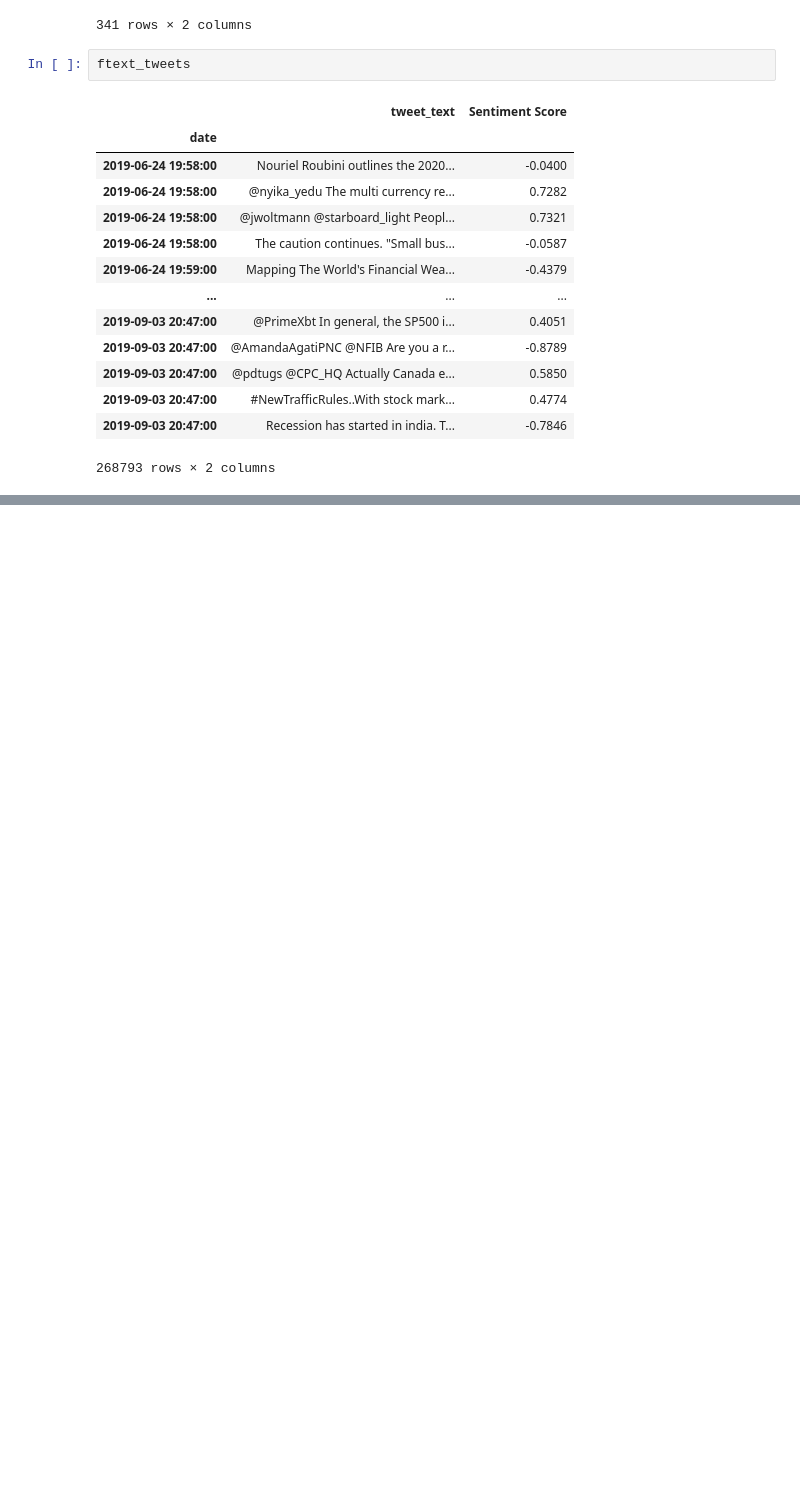
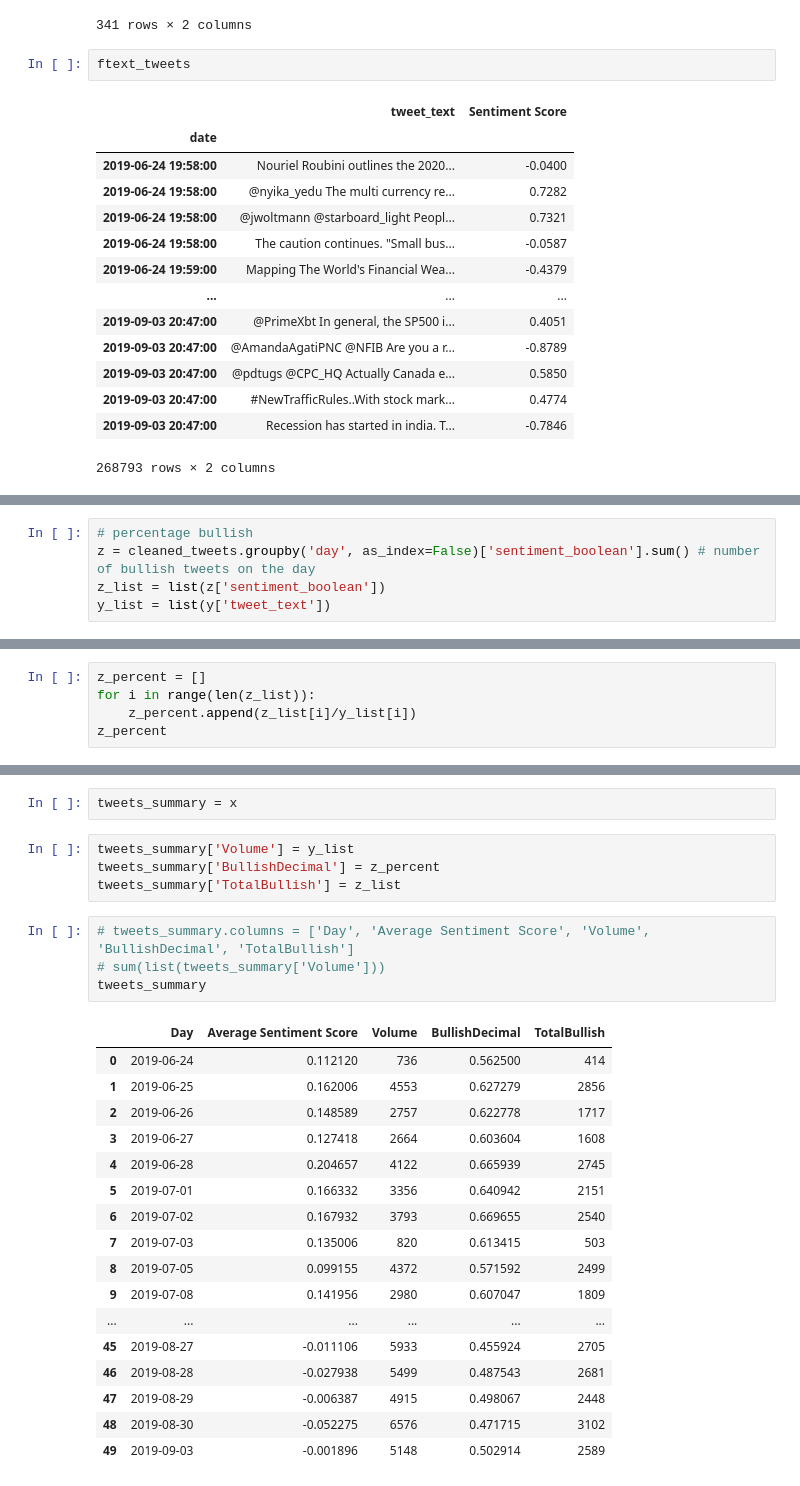
Before and after one commit to Megaexoplanet/Sentiment-Analysis-of-Tweets-to-Predict-Stock-Market, a Jupyter notebook: PThree.ipynb, the cells around one changed output, grey strips where cells are left out. Saved outputs shown, nothing was run; the diff lists cells and outputs as text; blank space fills up the shorter version.

```diff
--- a/PThree.ipynb
+++ b/PThree.ipynb
@@ -334,0 +394,5 @@ ftext_tweets
+# %%
+# percentage bullish
+z = cleaned_tweets.groupby('day', as_index=False)['sentiment_boolean'].sum() # number of bullish tweets on the day
+z_list = list(z['sentiment_boolean'])
+y_list = list(y['tweet_text'])
@@ -334,0 +403,5 @@ ftext_tweets
+# %%
+z_percent = []
+for i in range(len(z_list)):
+    z_percent.append(z_list[i]/y_list[i])
+z_percent
@@ -334,0 +426,28 @@ ftext_tweets
+# %%
+tweets_summary = x
+# %%
+tweets_summary['Volume'] = y_list
+tweets_summary['BullishDecimal'] = z_percent
+tweets_summary['TotalBullish'] = z_list
+# %%
+# tweets_summary.columns = ['Day', 'Average Sentiment Score', 'Volume', 'BullishDecimal', 'TotalBullish']
+# sum(list(tweets_summary['Volume']))
+tweets_summary
+# %% [output]
+|  | Day | Average Sentiment Score | Volume | BullishDecimal | TotalBullish |
+| 0 | 2019-06-24 | 0.112120 | 736 | 0.562500 | 414 |
+| 1 | 2019-06-25 | 0.162006 | 4553 | 0.627279 | 2856 |
+| 2 | 2019-06-26 | 0.148589 | 2757 | 0.622778 | 1717 |
+| 3 | 2019-06-27 | 0.127418 | 2664 | 0.603604 | 1608 |
+| 4 | 2019-06-28 | 0.204657 | 4122 | 0.665939 | 2745 |
+| 5 | 2019-07-01 | 0.166332 | 3356 | 0.640942 | 2151 |
+| 6 | 2019-07-02 | 0.167932 | 3793 | 0.669655 | 2540 |
+| 7 | 2019-07-03 | 0.135006 | 820 | 0.613415 | 503 |
+| 8 | 2019-07-05 | 0.099155 | 4372 | 0.571592 | 2499 |
+| 9 | 2019-07-08 | 0.141956 | 2980 | 0.607047 | 1809 |
+| ... | ... | ... | ... | ... | ... |
+| 45 | 2019-08-27 | -0.011106 | 5933 | 0.455924 | 2705 |
+| 46 | 2019-08-28 | -0.027938 | 5499 | 0.487543 | 2681 |
+| 47 | 2019-08-29 | -0.006387 | 4915 | 0.498067 | 2448 |
+| 48 | 2019-08-30 | -0.052275 | 6576 | 0.471715 | 3102 |
+| 49 | 2019-09-03 | -0.001896 | 5148 | 0.502914 | 2589 |
```
Also changed, not shown: parts of 9 cells of this notebook.
